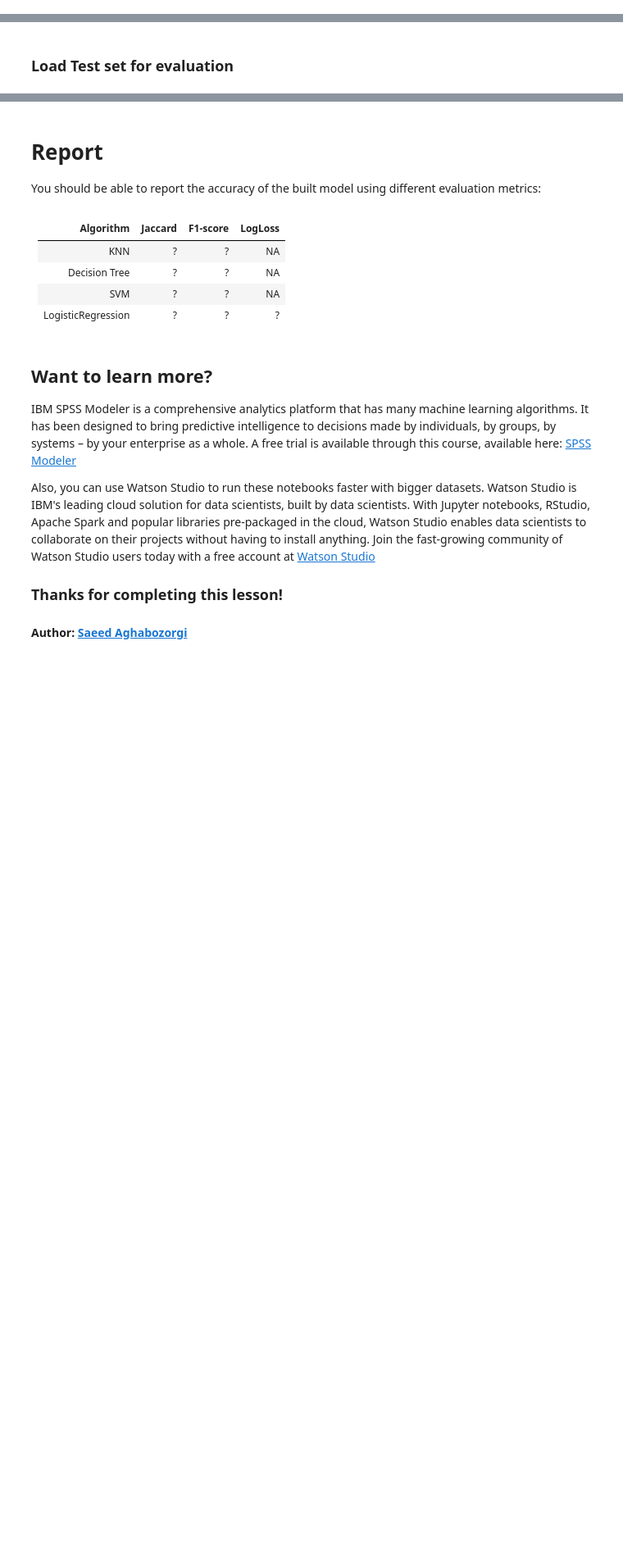
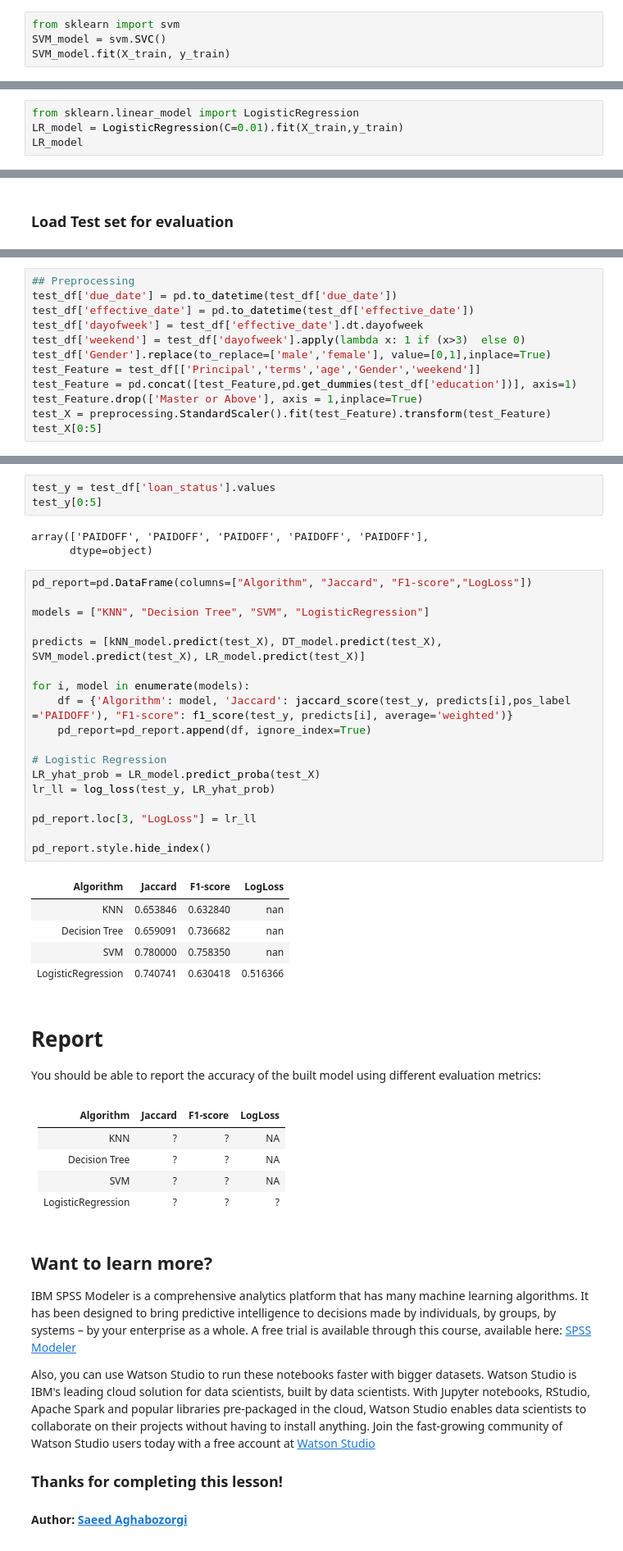
Before and after one commit to backmind/CCapstone-project, a Jupyter notebook: Machine learning with Python.ipynb, the cells around one changed output, grey strips where cells are left out. Shown at 82% size. Saved outputs shown, nothing was run; the diff lists cells and outputs as text; blank space fills up the shorter version.

```diff
--- a/Machine learning with Python.ipynb
+++ b/Machine learning with Python.ipynb
@@ -289,2 +370,6 @@ Notice: You should find the best k to build the model with the best accuracy.
 # %% [markdown]
 # Support Vector Machine
+# %%
+from sklearn import svm
+SVM_model = svm.SVC()
+SVM_model.fit(X_train, y_train)
@@ -291,2 +388,6 @@ Notice: You should find the best k to build the model with the best accuracy.
 # %% [markdown]
 # Logistic Regression
+# %%
+from sklearn.linear_model import LogisticRegression
+LR_model = LogisticRegression(C=0.01).fit(X_train,y_train)
+LR_model
@@ -307,0 +440,12 @@ test_df.head()
+# %%
+## Preprocessing
+test_df['due_date'] = pd.to_datetime(test_df['due_date'])
+test_df['effective_date'] = pd.to_datetime(test_df['effective_date'])
+test_df['dayofweek'] = test_df['effective_date'].dt.dayofweek
+test_df['weekend'] = test_df['dayofweek'].apply(lambda x: 1 if (x>3)  else 0)
+test_df['Gender'].replace(to_replace=['male','female'], value=[0,1],inplace=True)
+test_Feature = test_df[['Principal','terms','age','Gender','weekend']]
+test_Feature = pd.concat([test_Feature,pd.get_dummies(test_df['education'])], axis=1)
+test_Feature.drop(['Master or Above'], axis = 1,inplace=True)
+test_X = preprocessing.StandardScaler().fit(test_Feature).transform(test_Feature)
+test_X[0:5]
@@ -308,3 +463,33 @@ test_df.head()
+# %%
+test_y = test_df['loan_status'].values
+test_y[0:5]
+# %% [output]
+array(['PAIDOFF', 'PAIDOFF', 'PAIDOFF', 'PAIDOFF', 'PAIDOFF'],
+      dtype=object)
+# %%
+pd_report=pd.DataFrame(columns=["Algorithm", "Jaccard", "F1-score","LogLoss"])
+
+models = ["KNN", "Decision Tree", "SVM", "LogisticRegression"]
+
+predicts = [kNN_model.predict(test_X), DT_model.predict(test_X), SVM_model.predict(test_X), LR_model.predict(test_X)]
+
+for i, model in enumerate(models):
+    df = {'Algorithm': model, 'Jaccard': jaccard_score(test_y, predicts[i],pos_label ='PAIDOFF'), "F1-score": f1_score(test_y, predicts[i], average='weighted')}
+    pd_report=pd_report.append(df, ignore_index=True)
+
+# Logistic Regression
+LR_yhat_prob = LR_model.predict_proba(test_X)
+lr_ll = log_loss(test_y, LR_yhat_prob)
+
+pd_report.loc[3, "LogLoss"] = lr_ll
+
+pd_report.style.hide_index()
+# %% [output]
+| Algorithm | Jaccard | F1-score | LogLoss |
+| KNN | 0.653846 | 0.632840 | nan |
+| Decision Tree | 0.659091 | 0.736682 | nan |
+| SVM | 0.780000 | 0.758350 | nan |
+| LogisticRegression | 0.740741 | 0.630418 | 0.516366 |
 # %% [markdown]
 # Report
 You should be able to report the accuracy of the built model using different evaluation metrics:
```
Also changed, not shown: parts of 18 cells of this notebook.
